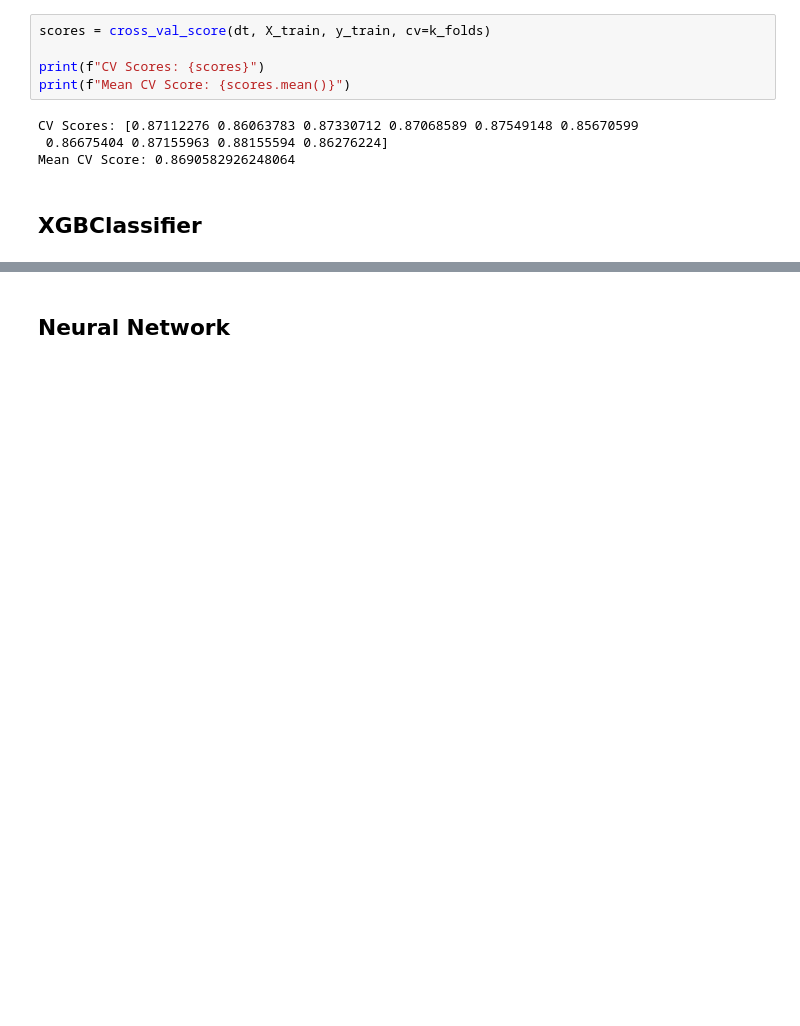
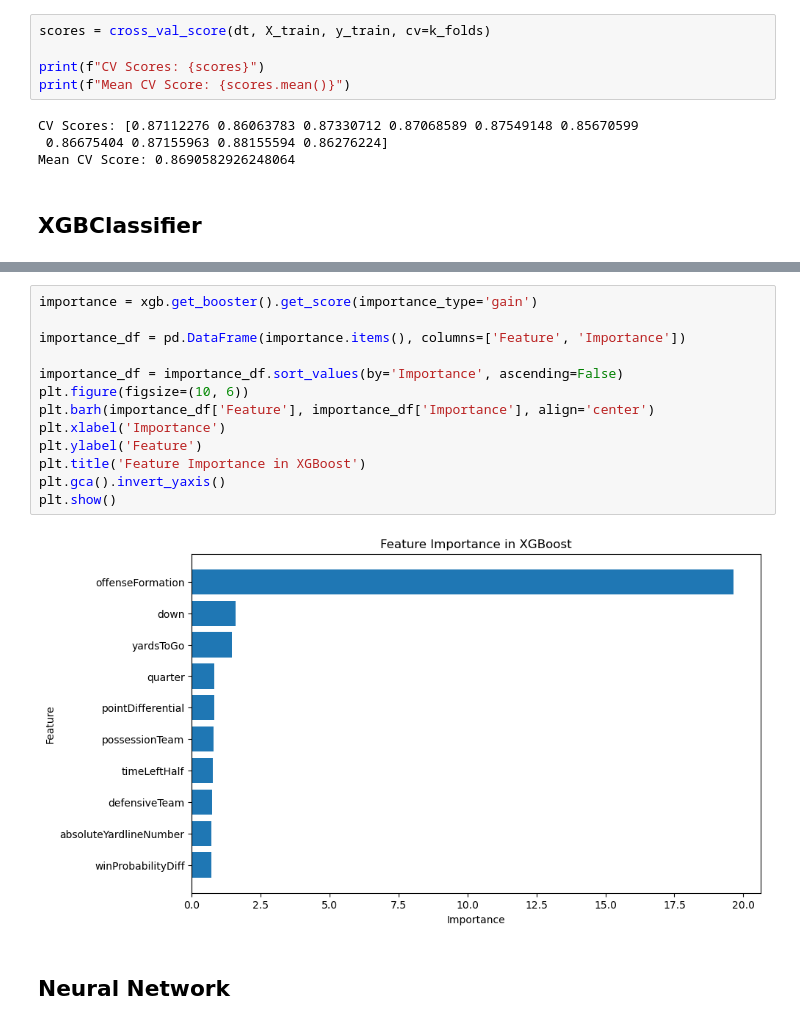
Before and after one commit to ArjunR27/NFLPlayPrediction, a Jupyter notebook: notebooks/model.ipynb, the cells around one changed output, grey strips where cells are left out. Cells and saved outputs as stored; diff of their text form; blank space fills up the shorter version.

```diff
--- a/notebooks/model.ipynb
+++ b/notebooks/model.ipynb
@@ -170,3 +172,18 @@ Mean CV Score: 0.8889375150843041
+# %%
+importance = xgb.get_booster().get_score(importance_type='gain')
+
+importance_df = pd.DataFrame(importance.items(), columns=['Feature', 'Importance'])
+
+importance_df = importance_df.sort_values(by='Importance', ascending=False)
+plt.figure(figsize=(10, 6))
+plt.barh(importance_df['Feature'], importance_df['Importance'], align='center')
+plt.xlabel('Importance')
+plt.ylabel('Feature')
+plt.title('Feature Importance in XGBoost')
+plt.gca().invert_yaxis()
+plt.show()
+# %% [output]
+[figure, added]
 # %% [markdown]
 ## Neural Network
 # %%
```
Also changed, not shown: parts of 10 cells of this notebook, 3 other files.
